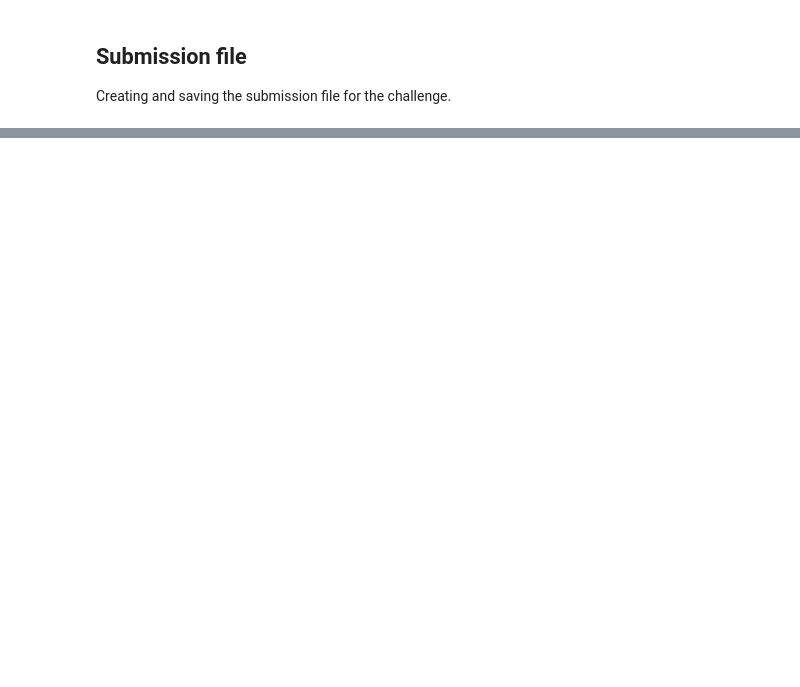
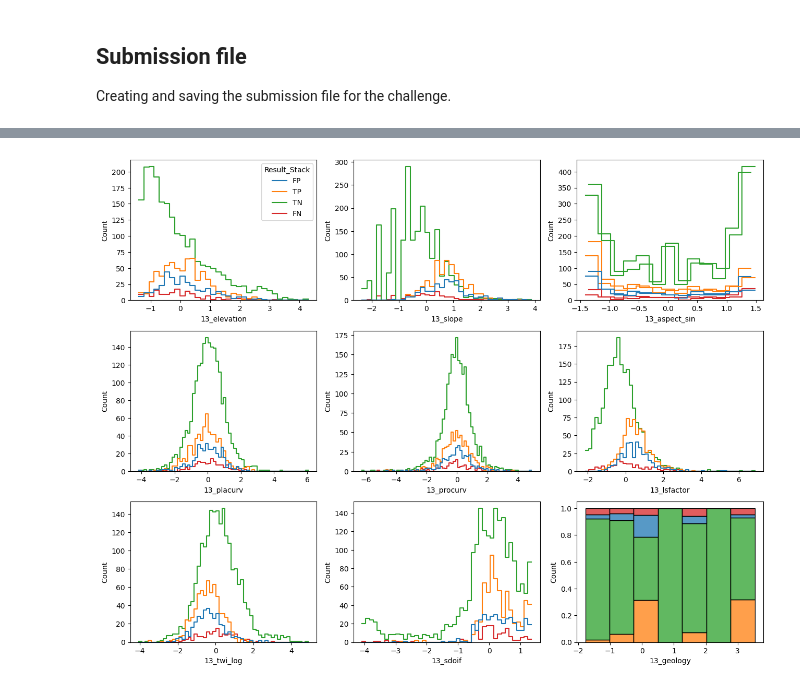
Before and after one commit to SunTwoShine/zindi_landslide_prevention, a Jupyter notebook: model.ipynb, the cells around one changed output, grey strips where cells are left out. Saved outputs shown, nothing was run; the diff lists cells and outputs as text; code cells hidden in the pictures; blank space fills up the shorter version.

```diff
--- a/model.ipynb
+++ b/model.ipynb
@@ -323,8 +309,6 @@ def add_result_column(val_df, y_pred, classifier):
     val_df['Result_'+classifier] = np.select(conditions, choices, default=0)
     return val_df
 # %%
+# Calculating classifications for the best classifier to analyse the results
 val_df = pd.concat([pd.DataFrame(X_val, columns=selected_cols).set_index(y_val.index), y_val], axis=1)
+results_df = add_result_column(val_df, y_pred_stack_clf, 'Stack')
-# %%
-results_df = add_result_column(val_df, y_pred_svm, 'SVM')
-# %%
-results_df = add_result_column(results_df, y_pred_logreg, 'Logreg')
@@ -333,17 +315,25 @@ results_df
+# %%
+# Calculating relative values of geology for better visibility
+geology = results_df.value_counts(subset=['13_geology', 'Result_Stack'], sort=False).reset_index(name="count")
+geology_sum = results_df.value_counts('13_geology', sort=False).reset_index(name="sum")
+geology_full = geology.merge(geology_sum, on='13_geology')
+geology_full['rel'] = geology_full['count']/geology_full['sum']
 # %%
 fig, axs = plt.subplots(3, 3, figsize = (13, 10))
-present_df = results_df
-classifier = 'SVM'
-sns.histplot(present_df, x="13_elevation", hue="Result_"+classifier, ax=axs[0,0], element="step", fill=False)
-sns.histplot(present_df, x="13_slope", hue="Result_"+classifier, ax=axs[0,1], element="step", fill=False, legend=False)
-sns.histplot(present_df, x="13_aspect_sin", hue="Result_"+classifier, ax=axs[0,2], element="step", fill=False, legend=False)
-sns.histplot(present_df, x="13_aspect_cos", hue="Result_"+classifier, ax=axs[0,2], element="step", fill=False, legend=False)
-sns.histplot(present_df, x="13_placurv", hue="Result_"+classifier, ax=axs[1,0], element="step", fill=False, legend=False)
-sns.histplot(present_df, x="13_procurv", hue="Result_"+classifier, ax=axs[1,1], element="step", fill=False, legend=False)
-sns.histplot(present_df, x="13_lsfactor", hue="Result_"+classifier, ax=axs[1,2], element="step", fill=False, legend=False)
-sns.histplot(present_df, x="13_twi_log", hue="Result_"+classifier, ax=axs[2,0], element="step", fill=False, legend=False)
-sns.histplot(present_df, x="13_geology", hue="Result_"+classifier, ax=axs[2,1], multiple="dodge", element="step", fill=False, legend=False)
-sns.histplot(present_df, x="13_sdoif", hue="Result_"+classifier, ax=axs[2,2], element="step", fill=False, legend=False)
+classifier = 'Stack'
+color_palette = {'TN': 'tab:green', 'TP': 'tab:orange', 'FP': 'tab:blue', 'FN': 'tab:red'}
+sns.histplot(results_df, x="13_elevation", hue="Result_"+classifier, ax=axs[0,0], element="step", fill=False, palette=color_palette)
+sns.histplot(results_df, x="13_slope", hue="Result_"+classifier, ax=axs[0,1], element="step", fill=False, legend=False, palette=color_palette)
+sns.histplot(results_df, x="13_aspect_sin", hue="Result_"+classifier, ax=axs[0,2], element="step", fill=False, legend=False, palette=color_palette)
+sns.histplot(results_df, x="13_aspect_cos", hue="Result_"+classifier, ax=axs[0,2], element="step", fill=False, legend=False, palette=color_palette)
+sns.histplot(results_df, x="13_placurv", hue="Result_"+classifier, ax=axs[1,0], element="step", fill=False, legend=False, palette=color_palette)
+sns.histplot(results_df, x="13_procurv", hue="Result_"+classifier, ax=axs[1,1], element="step", fill=False, legend=False, palette=color_palette)
+sns.histplot(results_df, x="13_lsfactor", hue="Result_"+classifier, ax=axs[1,2], element="step", fill=False, legend=False, palette=color_palette)
+sns.histplot(results_df, x="13_twi_log", hue="Result_"+classifier, ax=axs[2,0], element="step", fill=False, legend=False, palette=color_palette)
+sns.histplot(results_df, x="13_sdoif", hue="Result_"+classifier, ax=axs[2,1], element="step", fill=False, legend=False, palette=color_palette)
+sns.histplot(geology_full, x="13_geology", hue="Result_"+classifier, weights='rel', bins=7, ax=axs[2,2], multiple="stack", fill=True, legend=False, palette=color_palette)
 
 fig.tight_layout()
 plt.show()
+# %% [output]
+[figure, added]
```
Also changed, not shown: parts of 43 cells of this notebook.
